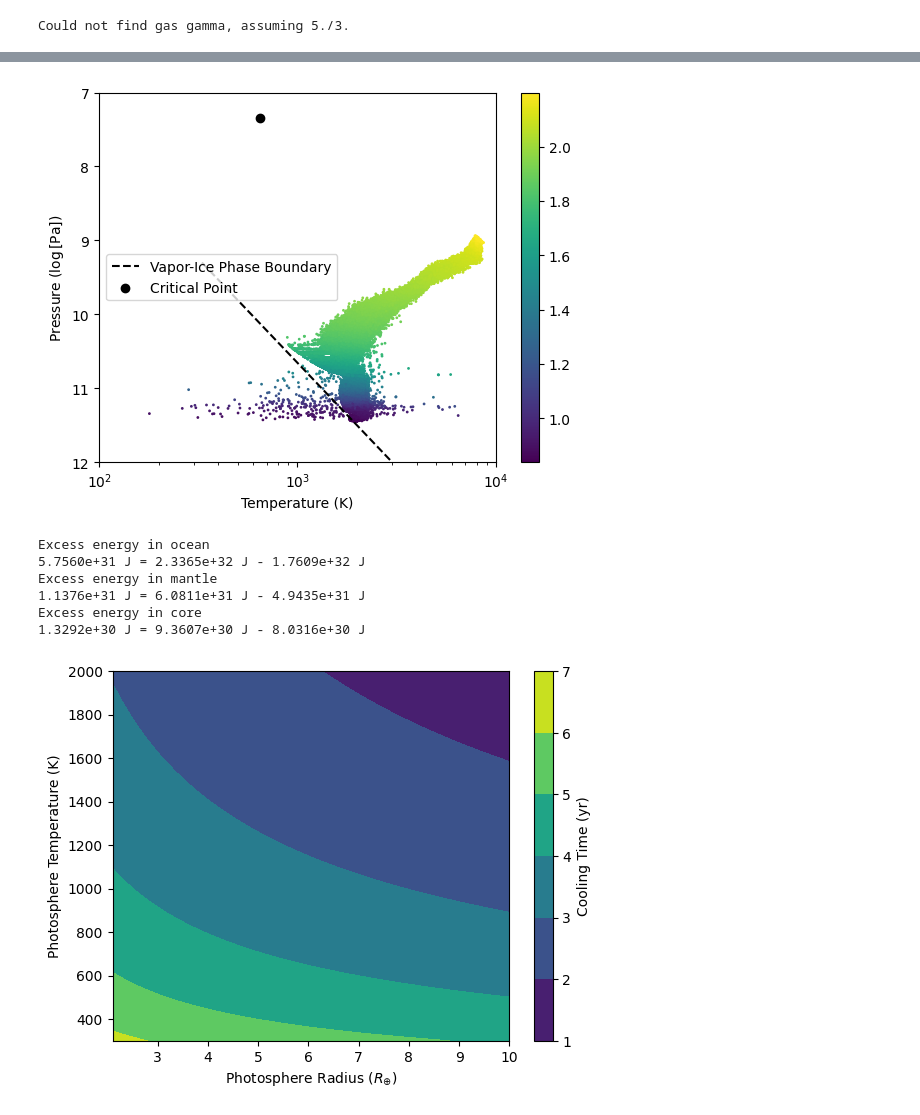
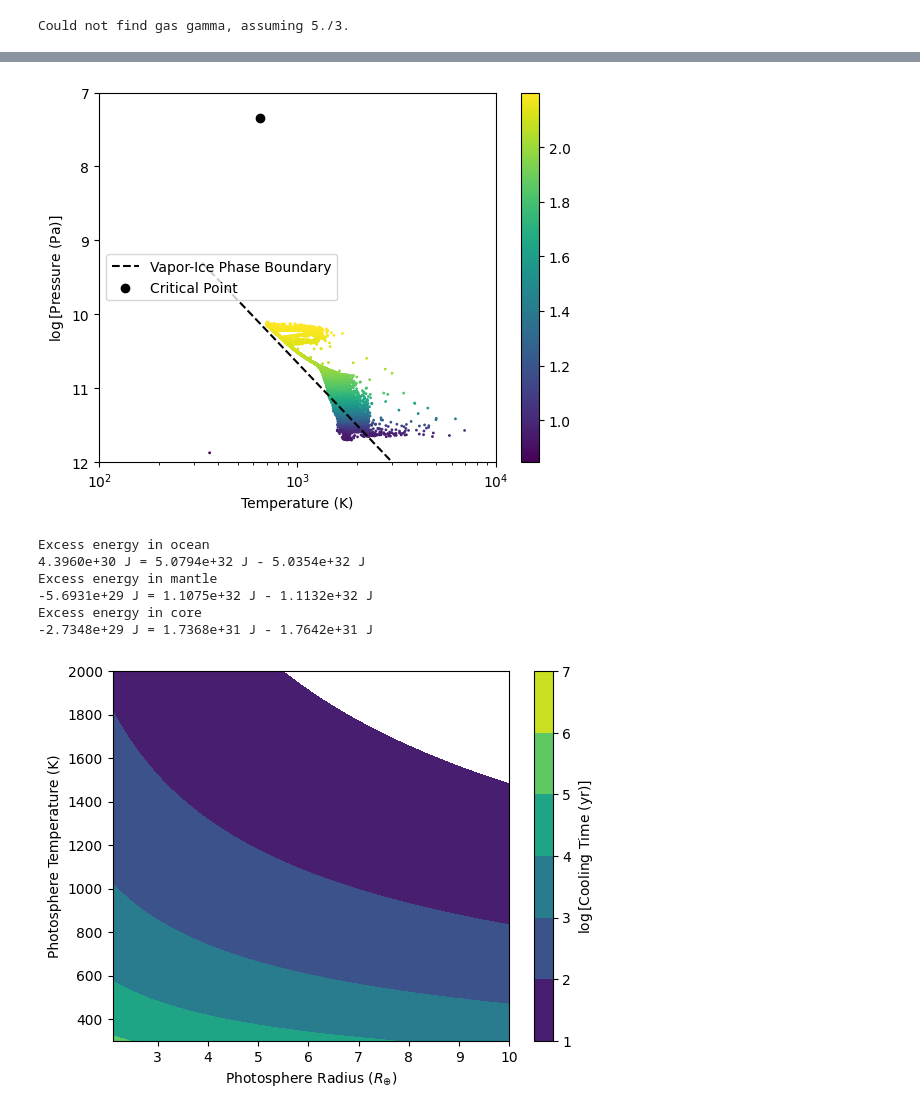
Before and after one commit to astro-pavan/sub-neptune-impacts-v2, a Jupyter notebook: Analysis Notebook.ipynb, the cells around one changed output, grey strips where cells are left out. Drawn from its saved outputs; the diff is of its cells as text; code cells hidden in the pictures.

Commit message:
Analysis for second impact.

```diff
--- a/Analysis Notebook.ipynb
+++ b/Analysis Notebook.ipynb
@@ -3,8 +3,11 @@ from analyse import *
 
 import matplotlib.pyplot as plt
 from matplotlib.colors import LogNorm, SymLogNorm, Normalize
+# %%
+file_path = '/home/pt426/Impacts/impact-2/sub_neptune_impact_2'
+n_final = 60
 # %%
-pos_initial, m_initial, id_initial, rho_initial, T_initial, P_initial, u_initial, mat_id_initial = get_snapshot_data(0)
+pos_initial, m_initial, id_initial, rho_initial, T_initial, P_initial, u_initial, mat_id_initial, _ = get_snapshot_data(0, file_path=file_path)
 
 x_initial, y_initial, z_initial = pos_initial[:, 0], pos_initial[:, 1], pos_initial[:, 2]
 r_initial = np.sqrt(x_initial ** 2 + y_initial ** 2 + z_initial ** 2)
@@ -19,7 +22,7 @@ forsterite_mask_initial = (mat_id_initial == 400)
 iron_mask_initial = (mat_id_initial == 401)
 water_mask_initial = (mat_id_initial == 304)
 # %%
-pos, m, id, rho, T, P, u, mat_id = get_snapshot_data(160)
+pos, m, id, rho, T, P, u, mat_id, vel = get_snapshot_data(n_final, file_path)
 x, y, z = pos[:, 0], pos[:, 1], pos[:, 2]
 r = np.sqrt(x ** 2 + y ** 2 + z ** 2)
 # %% [output]
@@ -288,11 +301,11 @@ plt.xscale('log')
 plt.legend(loc='center left')
 plt.ylim([12, 7])
 plt.xlim([1e2, 1e4])
-plt.ylabel('Pressure ($\log$[Pa])')
+plt.ylabel('$\log$[Pressure (Pa)]')
 plt.xlabel('Temperature (K)')
 plt.show()
 # %% [output]
-[figure, old version]
+[figure, new version]
 # %%
 E_ocean_before = np.sum((u_initial * m_initial)[ocean_mask_initial])
 E_ocean_after = np.sum((u * m)[ocean_mask])
@@ -314,21 +327,21 @@ print('Excess energy in core')
 print(f'{E_excess_core:.4e} J = {E_core_after:.4e} J - {E_core_before:.4e} J')
 # %% [output]
 Excess energy in ocean
-5.7560e+31 J = 2.3365e+32 J - 1.7609e+32 J
+4.3960e+30 J = 5.0794e+32 J - 5.0354e+32 J
 Excess energy in mantle
-1.1376e+31 J = 6.0811e+31 J - 4.9435e+31 J
+-5.6931e+29 J = 1.1075e+32 J - 1.1132e+32 J
 Excess energy in core
-1.3292e+30 J = 9.3607e+30 J - 8.0316e+30 J
+-2.7348e+29 J = 1.7368e+31 J - 1.7642e+31 J
 # %%
 R_phot, T_phot = np.meshgrid(np.linspace(2.1, 10) * R_earth, np.linspace(300, 2000))
 sigma = 5.67e-8
 L = 4 * np.pi * R_phot ** 2 * sigma * T_phot ** 4
 cooling_time = E_excess_ocean / L
 
 plt.contourf(R_phot / R_earth, T_phot, np.log10(cooling_time / (365.25 * 24 * 3600)), [1, 2, 3, 4, 5, 6, 7])
-plt.colorbar(label='Cooling Time (yr)')
+plt.colorbar(label='$\log$[Cooling Time (yr)]')
 plt.xlabel('Photosphere Radius ($R_{\oplus}$)')
 plt.ylabel('Photosphere Temperature (K)')
 plt.show()
 # %% [output]
-[figure, old version]
+[figure, new version]
```
Also changed, not shown: parts of 20 cells of this notebook, 1 other file.
